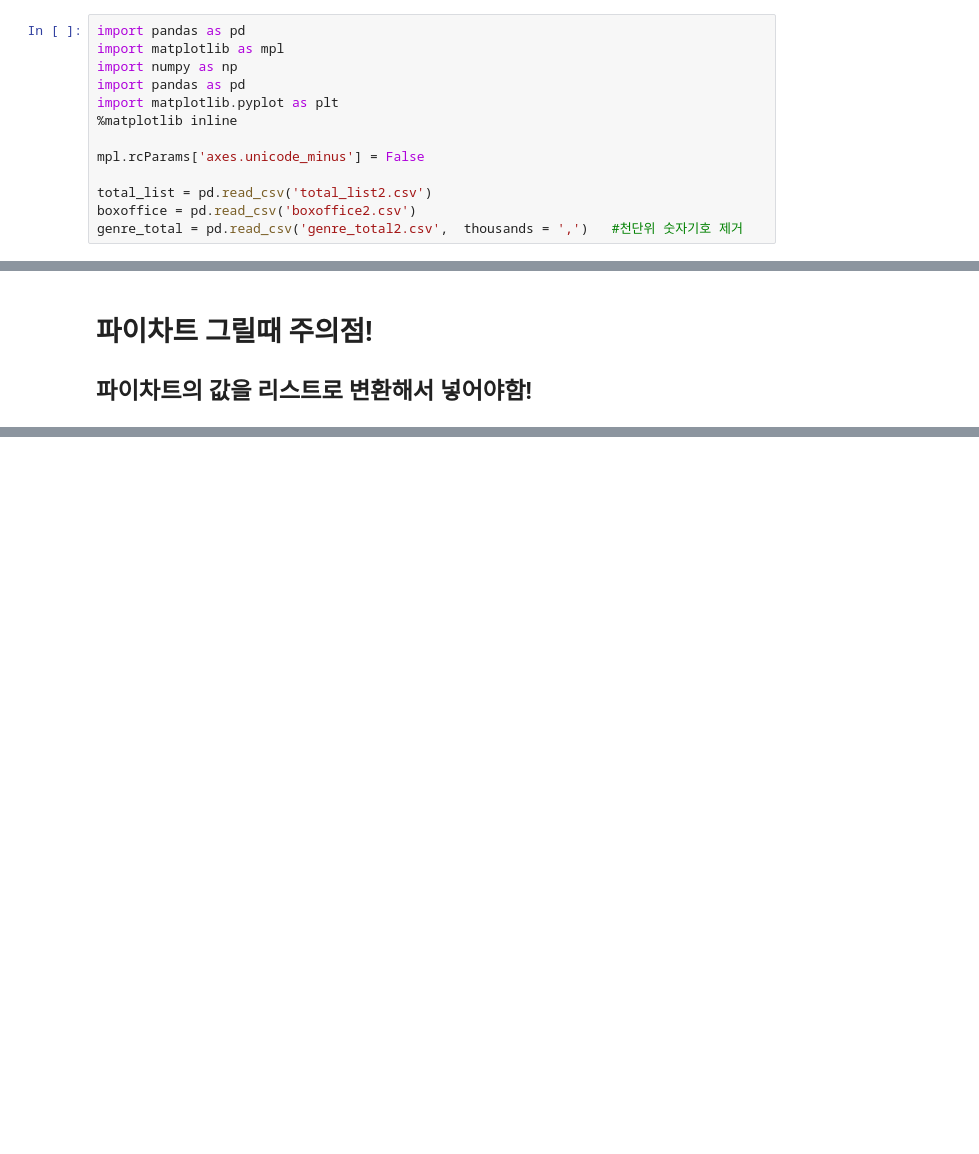
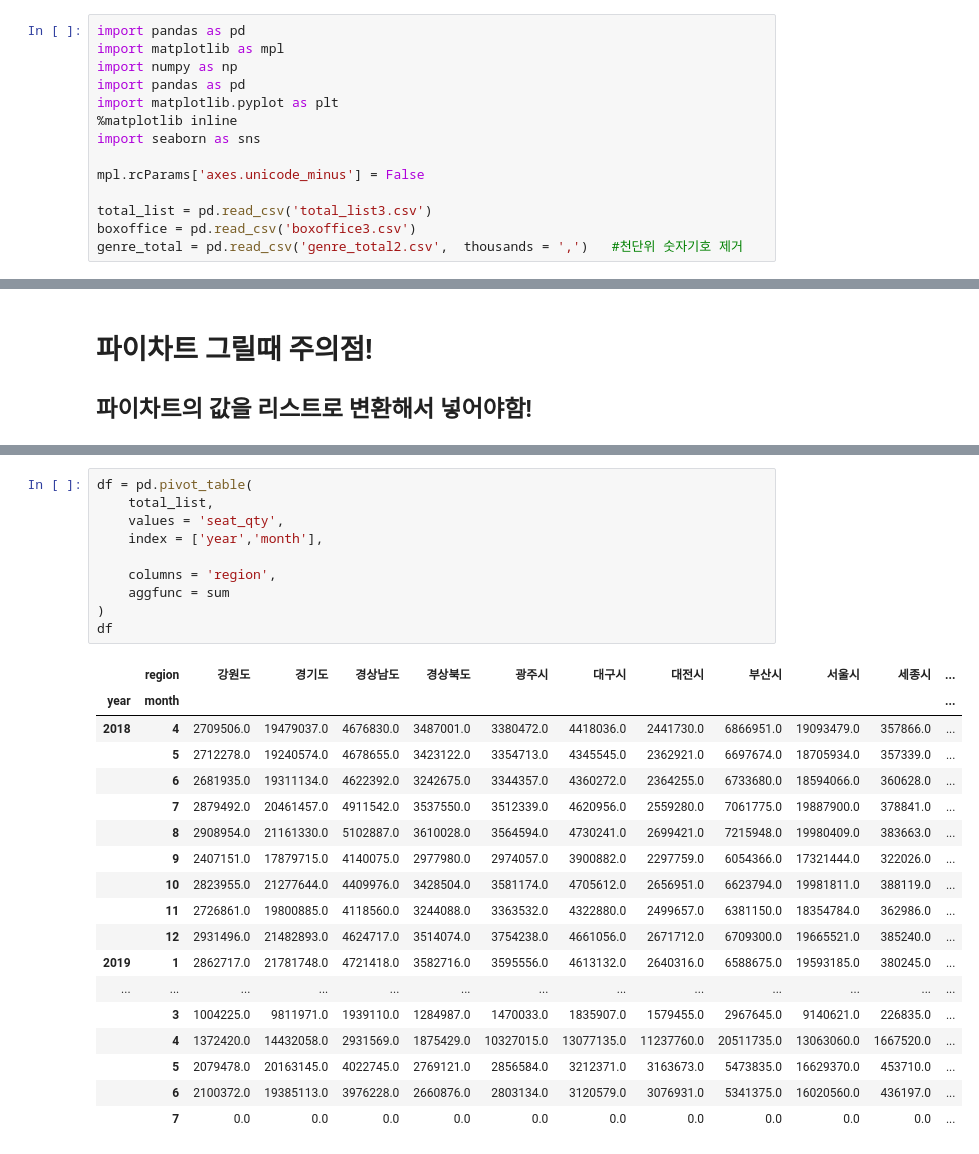
Before and after one commit to jeongmin5o/-DA-movie_covid19-analysis, a Jupyter notebook: mini_vis.ipynb, the cells around one changed output, grey strips where cells are left out. Cells and saved outputs as stored; diff of their text form; blank space fills up the shorter version.

```diff
--- a/mini_vis.ipynb
+++ b/mini_vis.ipynb
@@ -5,11 +5,12 @@ import numpy as np
 import pandas as pd
 import matplotlib.pyplot as plt
 %matplotlib inline
+import seaborn as sns
 
 mpl.rcParams['axes.unicode_minus'] = False
 
-total_list = pd.read_csv('total_list2.csv')
-boxoffice = pd.read_csv('boxoffice2.csv')
+total_list = pd.read_csv('total_list3.csv')
+boxoffice = pd.read_csv('boxoffice3.csv')
 genre_total = pd.read_csv('genre_total2.csv',  thousands = ',')   #천단위 숫자기호 제거
 # %%
 import matplotlib.font_manager as fm
@@ -233,0 +267,29 @@ KeyError: 'genre'
+# %%
+df = pd.pivot_table(
+    total_list,
+    values = 'seat_qty',
+    index = ['year','month'],
+
+    columns = 'region',
+    aggfunc = sum
+)
+df
+# %% [output]
+|  | region | 강원도 | 경기도 | 경상남도 | 경상북도 | 광주시 | 대구시 | 대전시 | 부산시 | 서울시 | 세종시 | ... |
+| year | month |  |  |  |  |  |  |  |  |  |  | ... |
+| 2018 | 4 | 2709506.0 | 19479037.0 | 4676830.0 | 3487001.0 | 3380472.0 | 4418036.0 | 2441730.0 | 6866951.0 | 19093479.0 | 357866.0 | ... |
+|  | 5 | 2712278.0 | 19240574.0 | 4678655.0 | 3423122.0 | 3354713.0 | 4345545.0 | 2362921.0 | 6697674.0 | 18705934.0 | 357339.0 | ... |
+|  | 6 | 2681935.0 | 19311134.0 | 4622392.0 | 3242675.0 | 3344357.0 | 4360272.0 | 2364255.0 | 6733680.0 | 18594066.0 | 360628.0 | ... |
+|  | 7 | 2879492.0 | 20461457.0 | 4911542.0 | 3537550.0 | 3512339.0 | 4620956.0 | 2559280.0 | 7061775.0 | 19887900.0 | 378841.0 | ... |
+|  | 8 | 2908954.0 | 21161330.0 | 5102887.0 | 3610028.0 | 3564594.0 | 4730241.0 | 2699421.0 | 7215948.0 | 19980409.0 | 383663.0 | ... |
+|  | 9 | 2407151.0 | 17879715.0 | 4140075.0 | 2977980.0 | 2974057.0 | 3900882.0 | 2297759.0 | 6054366.0 | 17321444.0 | 322026.0 | ... |
+|  | 10 | 2823955.0 | 21277644.0 | 4409976.0 | 3428504.0 | 3581174.0 | 4705612.0 | 2656951.0 | 6623794.0 | 19981811.0 | 388119.0 | ... |
+|  | 11 | 2726861.0 | 19800885.0 | 4118560.0 | 3244088.0 | 3363532.0 | 4322880.0 | 2499657.0 | 6381150.0 | 18354784.0 | 362986.0 | ... |
+|  | 12 | 2931496.0 | 21482893.0 | 4624717.0 | 3514074.0 | 3754238.0 | 4661056.0 | 2671712.0 | 6709300.0 | 19665521.0 | 385240.0 | ... |
+| 2019 | 1 | 2862717.0 | 21781748.0 | 4721418.0 | 3582716.0 | 3595556.0 | 4613132.0 | 2640316.0 | 6588675.0 | 19593185.0 | 380245.0 | ... |
+| ... | ... | ... | ... | ... | ... | ... | ... | ... | ... | ... | ... | ... |
+|  | 3 | 1004225.0 | 9811971.0 | 1939110.0 | 1284987.0 | 1470033.0 | 1835907.0 | 1579455.0 | 2967645.0 | 9140621.0 | 226835.0 | ... |
+|  | 4 | 1372420.0 | 14432058.0 | 2931569.0 | 1875429.0 | 10327015.0 | 13077135.0 | 11237760.0 | 20511735.0 | 13063060.0 | 1667520.0 | ... |
+|  | 5 | 2079478.0 | 20163145.0 | 4022745.0 | 2769121.0 | 2856584.0 | 3212371.0 | 3163673.0 | 5473835.0 | 16629370.0 | 453710.0 | ... |
+|  | 6 | 2100372.0 | 19385113.0 | 3976228.0 | 2660876.0 | 2803134.0 | 3120579.0 | 3076931.0 | 5341375.0 | 16020560.0 | 436197.0 | ... |
+|  | 7 | 0.0 | 0.0 | 0.0 | 0.0 | 0.0 | 0.0 | 0.0 | 0.0 | 0.0 | 0.0 | ... |
```
Also changed, not shown: parts of 14 cells of this notebook.
